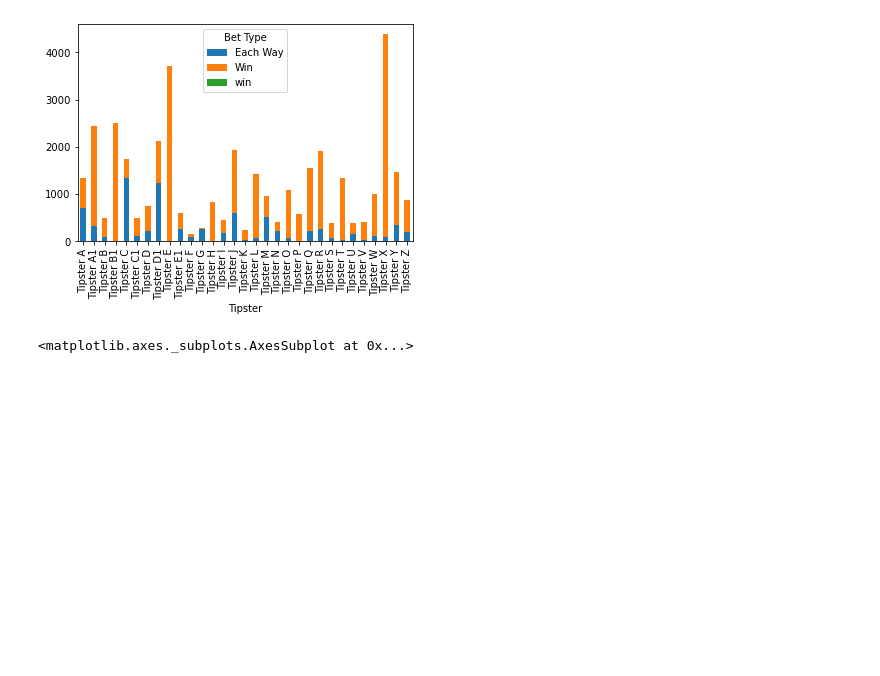
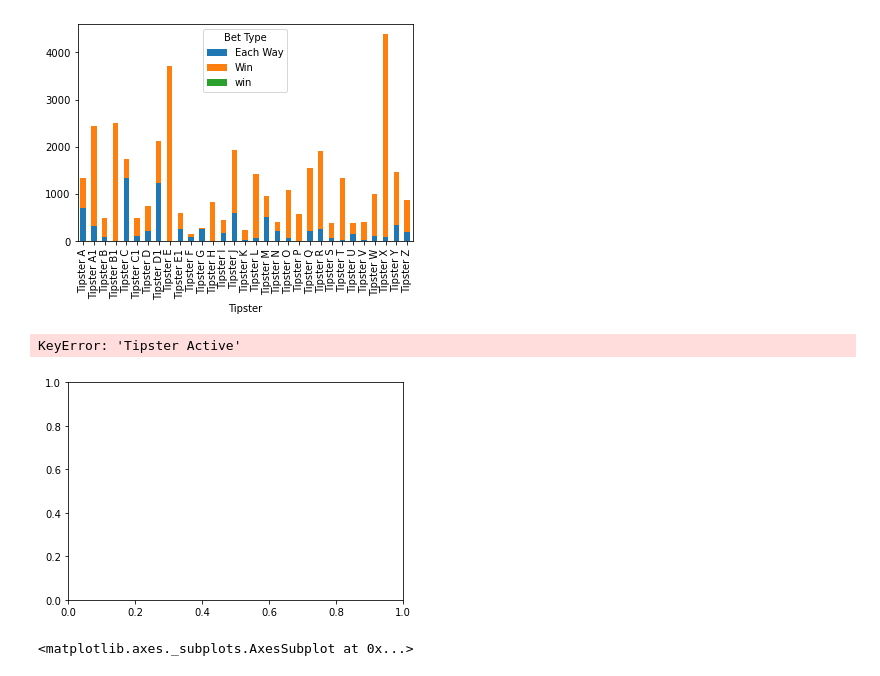
Before and after one commit to Cheeseburgerfly/AIAssignment, a Jupyter notebook: Assignment.ipynb, the cells around one changed output. Drawn from its saved outputs; the diff is of its cells as text; code cells hidden in the pictures; blank space fills up the shorter version.

```diff
--- a/Assignment.ipynb
+++ b/Assignment.ipynb
@@ -79,6 +79,12 @@ df.groupby(['Tipster','Bet Type']).size().unstack().plot(kind='bar',stacked=True
 plt.show()
 # %% [output]
 [figure]
+# %%
+df.plot(kind = 'scatter', x = 'Tipster', y = 'Tipster Active')
+plt.show()
+# %% [output]
+KeyError: 'Tipster Active'
+[figure, added]
 # %%
 df['Tipster'].value_counts().plot.bar()
 # %% [output]
```
Also changed, not shown: 3 other files.
